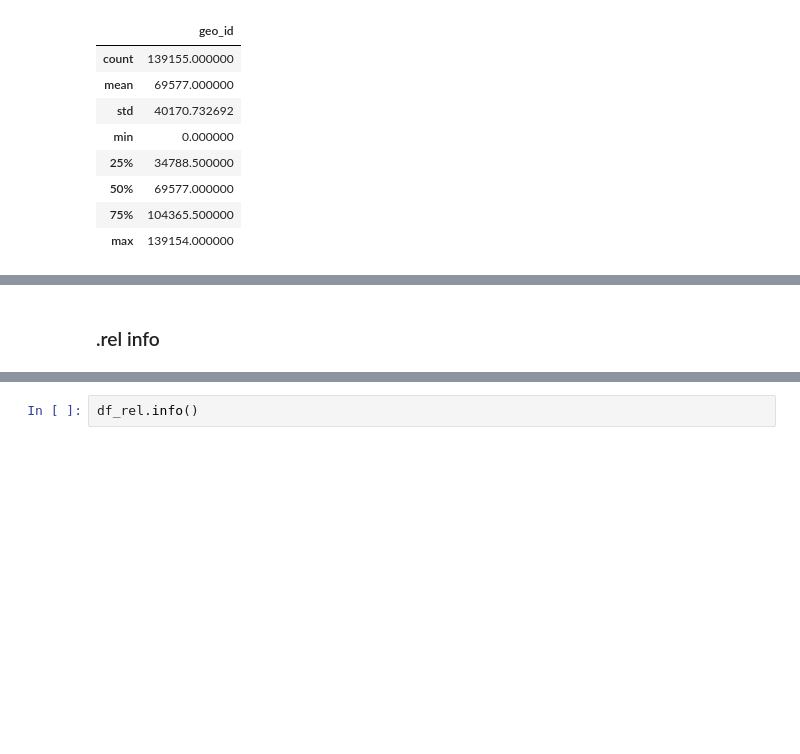
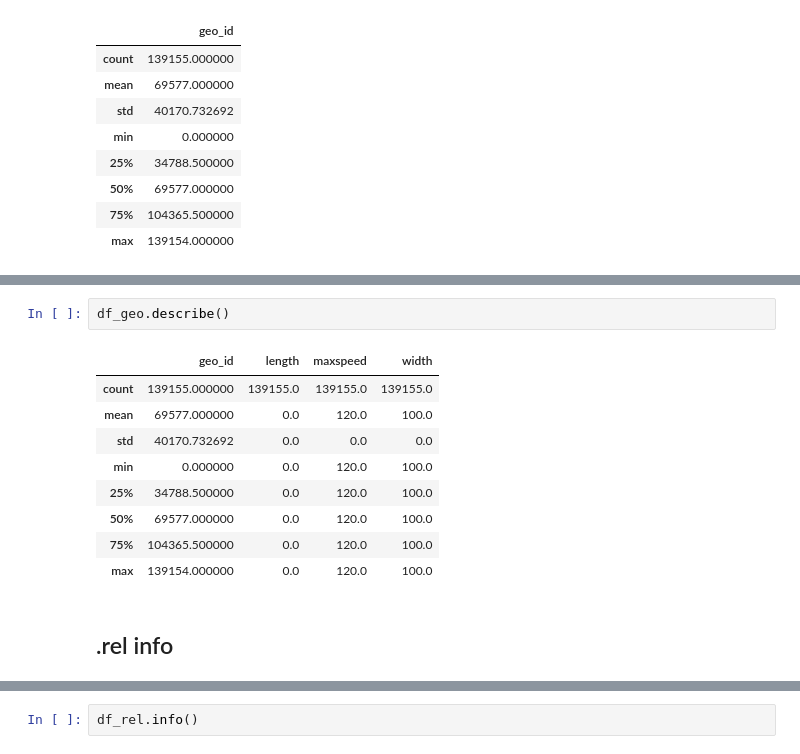
Before and after one commit to Jose-Velasco/URBAN-SYN, a Jupyter notebook: scripts/test.ipynb, the cells around one changed output, grey strips where cells are left out. Saved outputs shown, nothing was run; the diff lists cells and outputs as text; blank space fills up the shorter version.

```diff
--- a/scripts/test.ipynb
+++ b/scripts/test.ipynb
@@ -422,3 +459,15 @@ df_geo.describe()
+# %%
+df_geo.describe()
+# %% [output]
+|  | geo_id | length | maxspeed | width |
+| count | 139155.000000 | 139155.0 | 139155.0 | 139155.0 |
+| mean | 69577.000000 | 0.0 | 120.0 | 100.0 |
+| std | 40170.732692 | 0.0 | 0.0 | 0.0 |
+| min | 0.000000 | 0.0 | 120.0 | 100.0 |
+| 25% | 34788.500000 | 0.0 | 120.0 | 100.0 |
+| 50% | 69577.000000 | 0.0 | 120.0 | 100.0 |
+| 75% | 104365.500000 | 0.0 | 120.0 | 100.0 |
+| max | 139154.000000 | 0.0 | 120.0 | 100.0 |
 # %% [markdown]
-### .rel info
+## .rel info
 # %%
```
Also changed, not shown: parts of 8 cells of this notebook, 13 other files.
